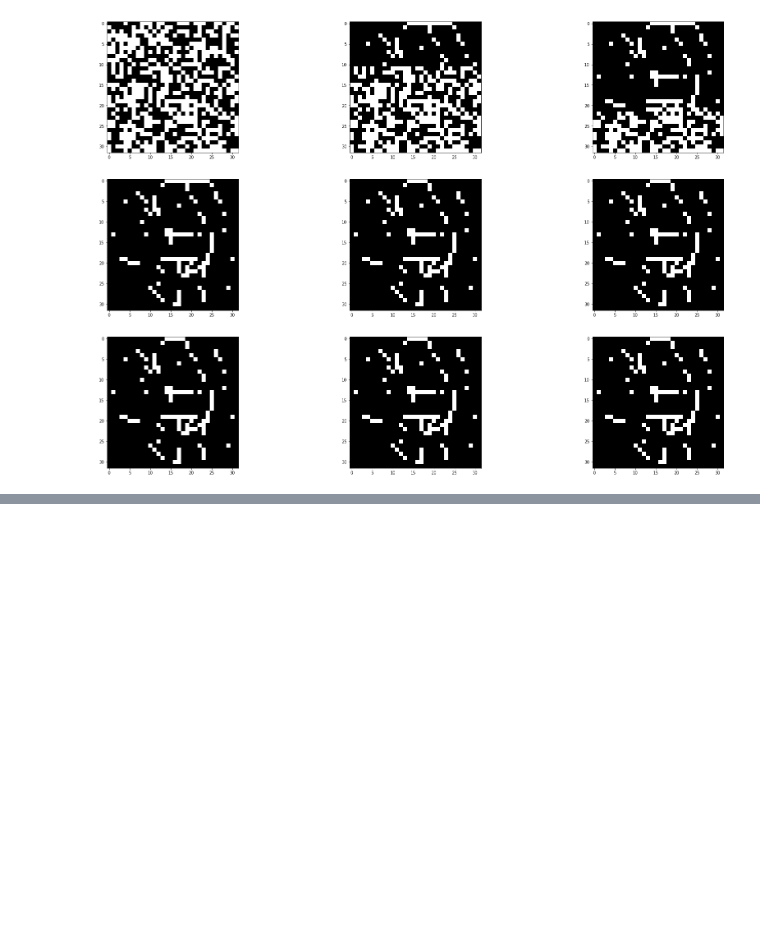
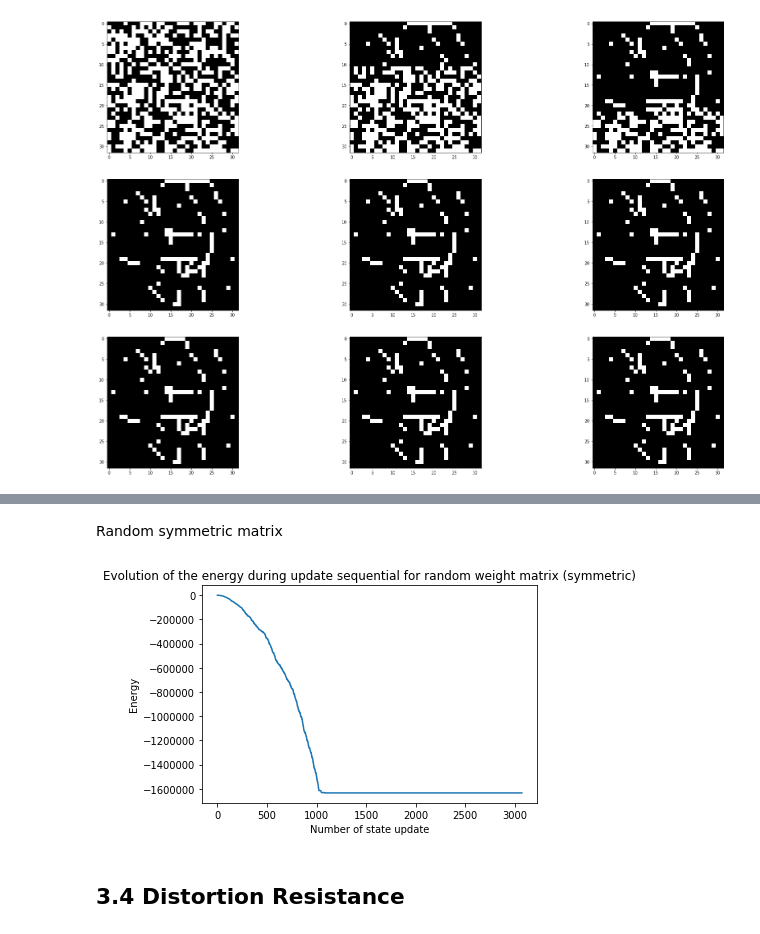
Before and after one commit to romainrey/ANN_DD2437, a Jupyter notebook: Labs_Code/Lab3/Lab3 Romain.ipynb, the cells around one changed output, grey strips where cells are left out. Drawn from its saved outputs; the diff is of its cells as text; code cells hidden in the pictures; blank space fills up the shorter version.

```diff
--- a/Labs_Code/Lab3/Lab3 Romain.ipynb
+++ b/Labs_Code/Lab3/Lab3 Romain.ipynb
@@ -216,0 +284,36 @@ for i in range(3):
+# %% [markdown]
+Random symmetric matrix
+# %%
+w_random_sym = 0.5*(w+w.T)
+
+energy_vect = []
+x_new = [i for i in random_vect] # deep copy
+n = w.shape[0]
+diff = 1
+# Defining a max number of iteration
+k, k_max = 0, 4000
+
+while diff != 0 and k < k_max:
+    old_x = np.array([i for i in x_new])
+    for i in range(n):
+        k += 1
+        xi = 0
+        for j in range(n):
+            xi += w_random_sym[i,j]*x_new[j]
+        x_new[i] = np.sign(xi)
+
+        energy_vect.append(energy(w_random_sym, np.array(x_new)))
+
+    diff = np.sum(abs(old_x-x_new))
+energy_vect = np.array(energy_vect)
+# %%
+fig, ax = plt.subplots()
+ax.plot(energy_vect)
+ax.set_title('Evolution of the energy during update sequential for random weight matrix (symmetric)')
+ax.set_ylabel('Energy')
+ax.set_xlabel('Number of state update')
+plt.show()
+# %% [output]
+[figure, added]
+# %% [markdown]
+## 3.4 Distortion Resistance
```
Also changed, not shown: parts of 16 cells of this notebook.
